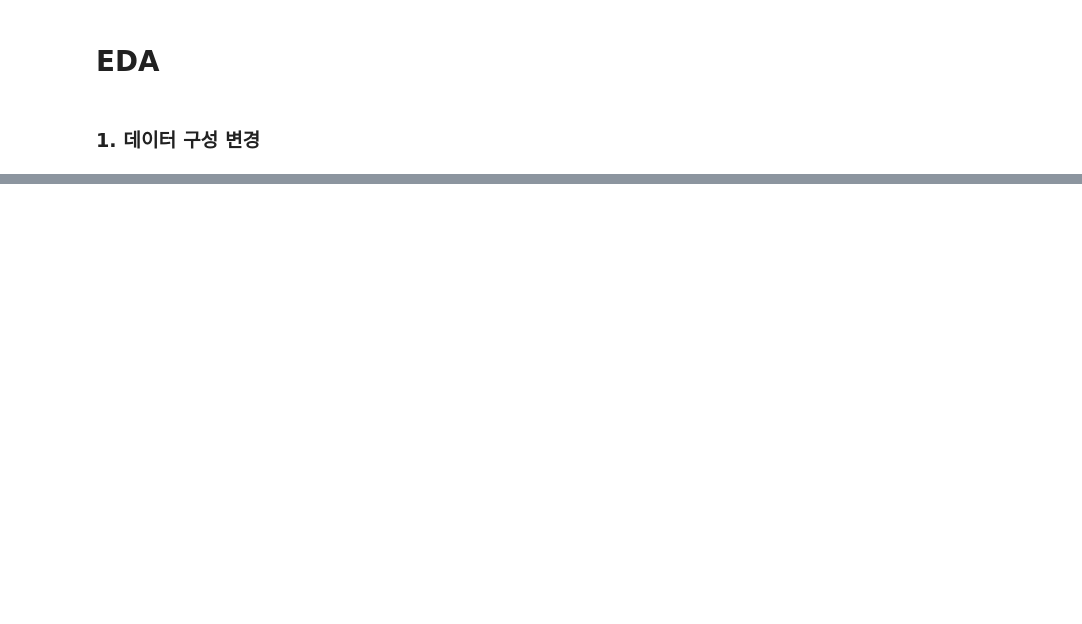
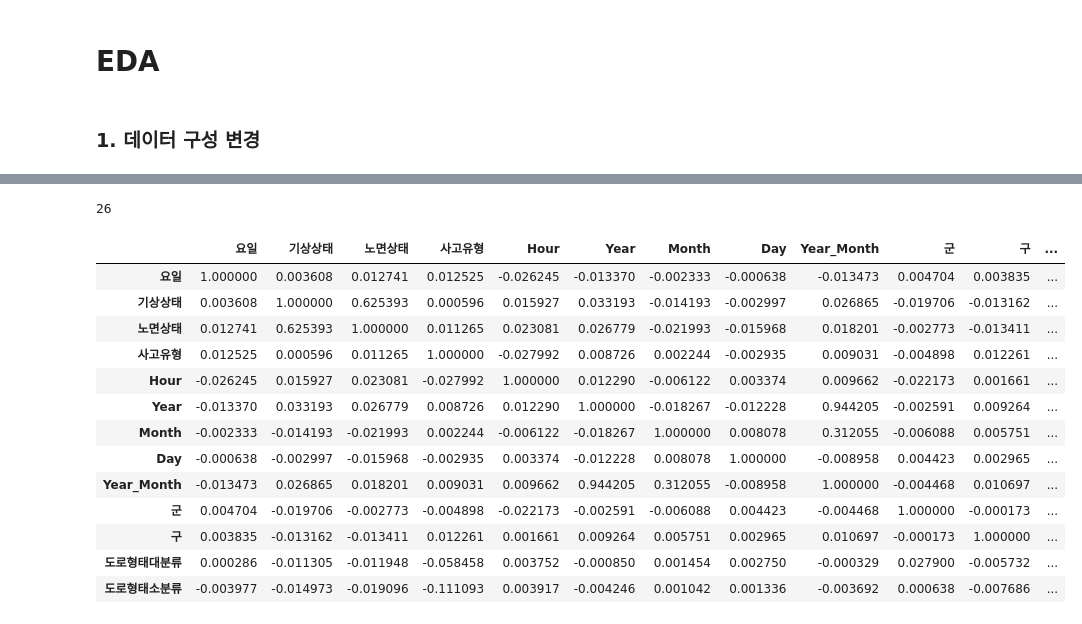
Before and after one commit to p-jiho/Traffic_Accident_Prediction, a Jupyter notebook: EDA.ipynb, the cells around one changed output, grey strips where cells are left out. Drawn from its saved outputs; the diff is of its cells as text; code cells hidden in the pictures; blank space fills up the shorter version.

```diff
--- a/EDA.ipynb
+++ b/EDA.ipynb
@@ -41,0 +68,5 @@ memory usage: 7.0+ MB
+# %%
+# 보안등위치명은 소재지지번주소로 대체
+# 소재지도로명주소, 위도와 경도는 지번주소를 사용할 것이므로 삭제
+light = light[["위도","경도", "소재지지번주소","설치개수", "설치연도", "설치형태"]]
+light.info()
@@ -66,0 +355,4 @@ train.groupby("Year").sum()
+# %%
+sum([H[i] in I for i in range(len(H))])
+# %% [output]
+26
@@ -66,0 +366,17 @@ train.groupby("Year").sum()
+# %%
+train_new.corr()
+# %% [output]
+|  | 요일 | 기상상태 | 노면상태 | 사고유형 | Hour | Year | Month | Day | Year_Month | 군 | 구 | ... |
+| 요일 | 1.000000 | 0.003608 | 0.012741 | 0.012525 | -0.026245 | -0.013370 | -0.002333 | -0.000638 | -0.013473 | 0.004704 | 0.003835 | ... |
+| 기상상태 | 0.003608 | 1.000000 | 0.625393 | 0.000596 | 0.015927 | 0.033193 | -0.014193 | -0.002997 | 0.026865 | -0.019706 | -0.013162 | ... |
+| 노면상태 | 0.012741 | 0.625393 | 1.000000 | 0.011265 | 0.023081 | 0.026779 | -0.021993 | -0.015968 | 0.018201 | -0.002773 | -0.013411 | ... |
+| 사고유형 | 0.012525 | 0.000596 | 0.011265 | 1.000000 | -0.027992 | 0.008726 | 0.002244 | -0.002935 | 0.009031 | -0.004898 | 0.012261 | ... |
+| Hour | -0.026245 | 0.015927 | 0.023081 | -0.027992 | 1.000000 | 0.012290 | -0.006122 | 0.003374 | 0.009662 | -0.022173 | 0.001661 | ... |
+| Year | -0.013370 | 0.033193 | 0.026779 | 0.008726 | 0.012290 | 1.000000 | -0.018267 | -0.012228 | 0.944205 | -0.002591 | 0.009264 | ... |
+| Month | -0.002333 | -0.014193 | -0.021993 | 0.002244 | -0.006122 | -0.018267 | 1.000000 | 0.008078 | 0.312055 | -0.006088 | 0.005751 | ... |
+| Day | -0.000638 | -0.002997 | -0.015968 | -0.002935 | 0.003374 | -0.012228 | 0.008078 | 1.000000 | -0.008958 | 0.004423 | 0.002965 | ... |
+| Year_Month | -0.013473 | 0.026865 | 0.018201 | 0.009031 | 0.009662 | 0.944205 | 0.312055 | -0.008958 | 1.000000 | -0.004468 | 0.010697 | ... |
+| 군 | 0.004704 | -0.019706 | -0.002773 | -0.004898 | -0.022173 | -0.002591 | -0.006088 | 0.004423 | -0.004468 | 1.000000 | -0.000173 | ... |
+| 구 | 0.003835 | -0.013162 | -0.013411 | 0.012261 | 0.001661 | 0.009264 | 0.005751 | 0.002965 | 0.010697 | -0.000173 | 1.000000 | ... |
+| 도로형태대분류 | 0.000286 | -0.011305 | -0.011948 | -0.058458 | 0.003752 | -0.000850 | 0.001454 | 0.002750 | -0.000329 | 0.027900 | -0.005732 | ... |
+| 도로형태소분류 | -0.003977 | -0.014973 | -0.019096 | -0.111093 | 0.003917 | -0.004246 | 0.001042 | 0.001336 | -0.003692 | 0.000638 | -0.007686 | ... |
```
Also changed, not shown: parts of 36 cells of this notebook.
